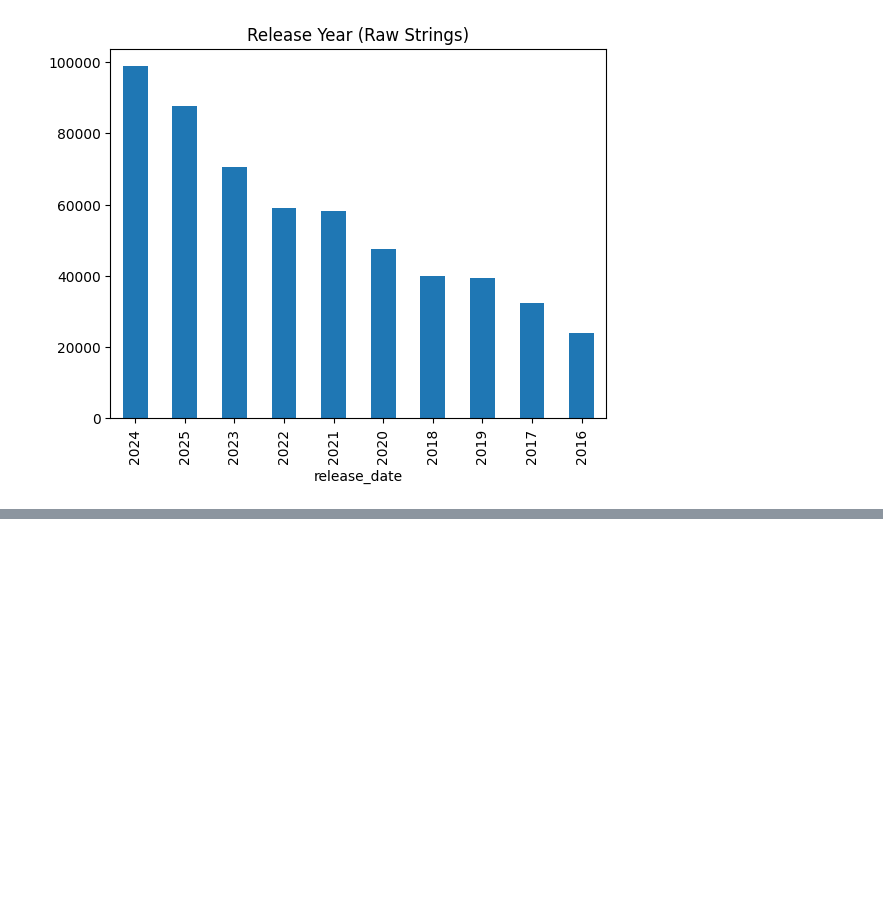
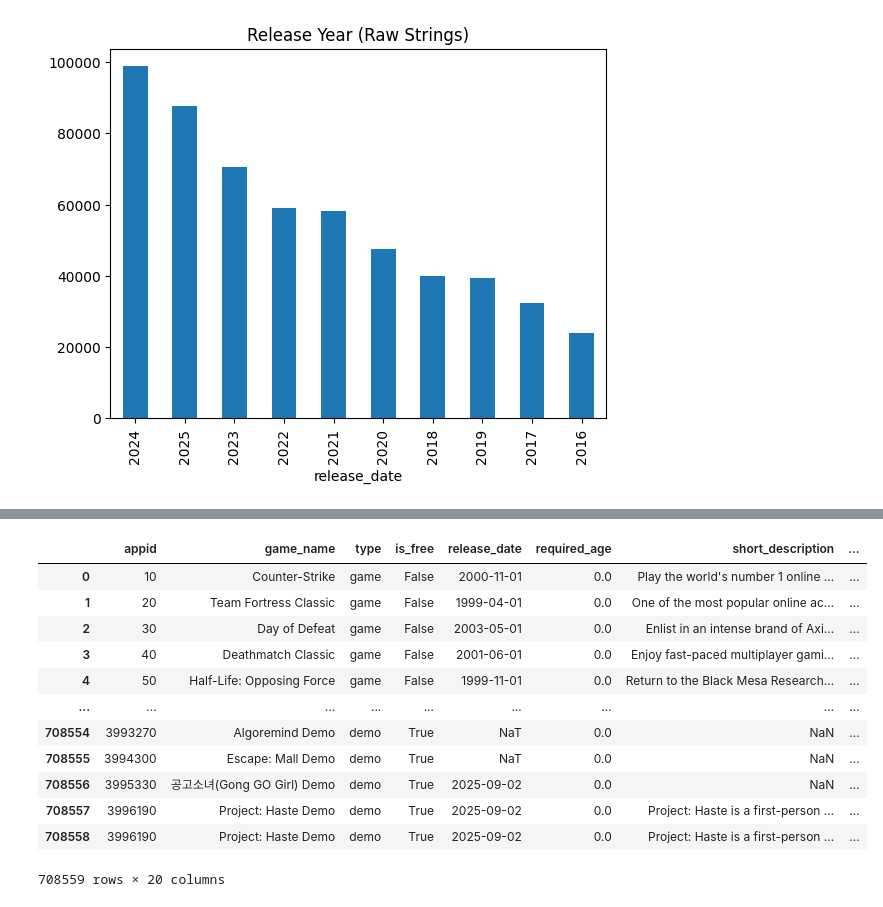
Before and after one commit to safety-crew/Steam-Game-Intelligence-Suite, a Jupyter notebook: notebooks/00_cleaning.ipynb, the cells around one changed output, grey strips where cells are left out. Saved outputs shown, nothing was run; the diff lists cells and outputs as text; code cells hidden in the pictures; blank space fills up the shorter version.

Commit message:
Edit 00_cleaning.ipynb clean some columns

```diff
--- a/notebooks/00_cleaning.ipynb
+++ b/notebooks/00_cleaning.ipynb
@@ -366,0 +340,16 @@ for col in numeric_cols:
+# %%
+combined_data.replace('?', np.nan, inplace=True)
+# %% [output]
+|  | appid | game_name | type | is_free | release_date | required_age | short_description | ... |
+| 0 | 10 | Counter-Strike | game | False | 2000-11-01 | 0.0 | Play the world's number 1 online ... | ... |
+| 1 | 20 | Team Fortress Classic | game | False | 1999-04-01 | 0.0 | One of the most popular online ac... | ... |
+| 2 | 30 | Day of Defeat | game | False | 2003-05-01 | 0.0 | Enlist in an intense brand of Axi... | ... |
+| 3 | 40 | Deathmatch Classic | game | False | 2001-06-01 | 0.0 | Enjoy fast-paced multiplayer gami... | ... |
+| 4 | 50 | Half-Life: Opposing Force | game | False | 1999-11-01 | 0.0 | Return to the Black Mesa Research... | ... |
+| ... | ... | ... | ... | ... | ... | ... | ... | ... |
+| 708554 | 3993270 | Algoremind Demo | demo | True | NaT | 0.0 | NaN | ... |
+| 708555 | 3994300 | Escape: Mall Demo | demo | True | NaT | 0.0 | NaN | ... |
+| 708556 | 3995330 | 공고소녀(Gong GO Girl) Demo | demo | True | 2025-09-02 | 0.0 | NaN | ... |
+| 708557 | 3996190 | Project: Haste Demo | demo | True | 2025-09-02 | 0.0 | Project: Haste is a first-person ... | ... |
+| 708558 | 3996190 | Project: Haste Demo | demo | True | 2025-09-02 | 0.0 | Project: Haste is a first-person ... | ... |
+708559 rows × 20 columns
```
Also changed, not shown: parts of 30 cells of this notebook.
